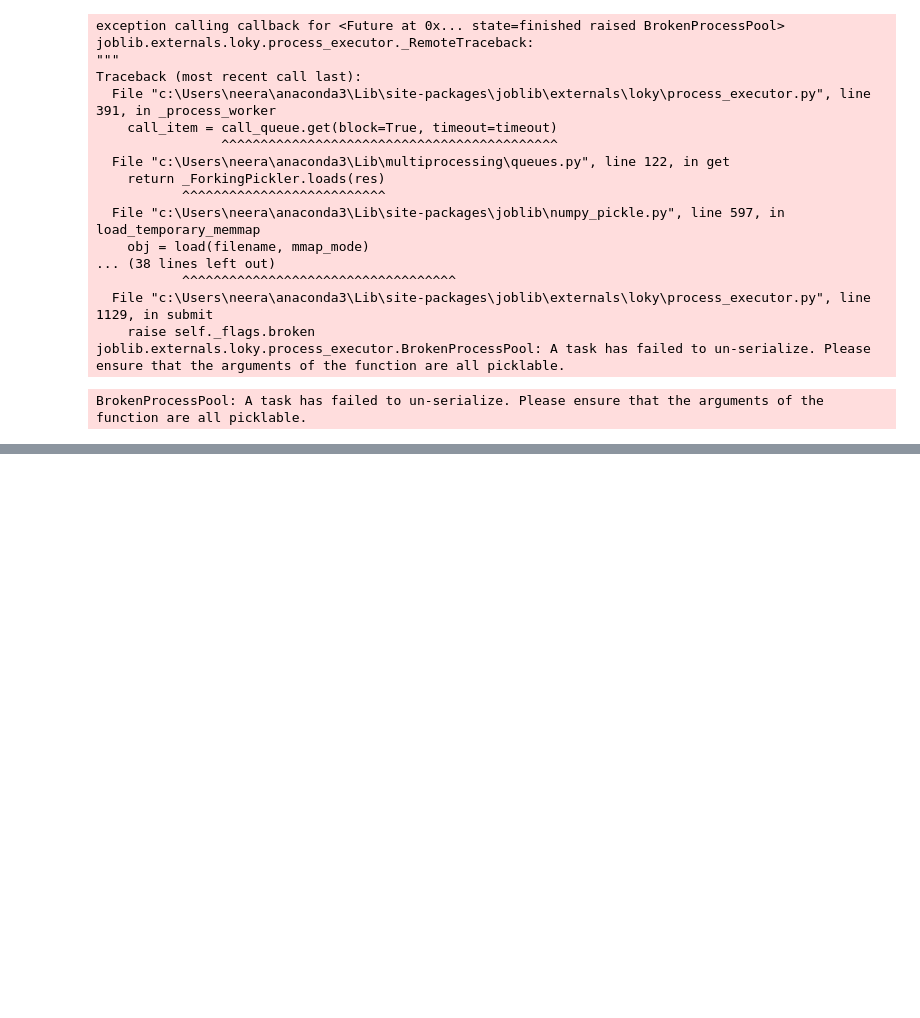
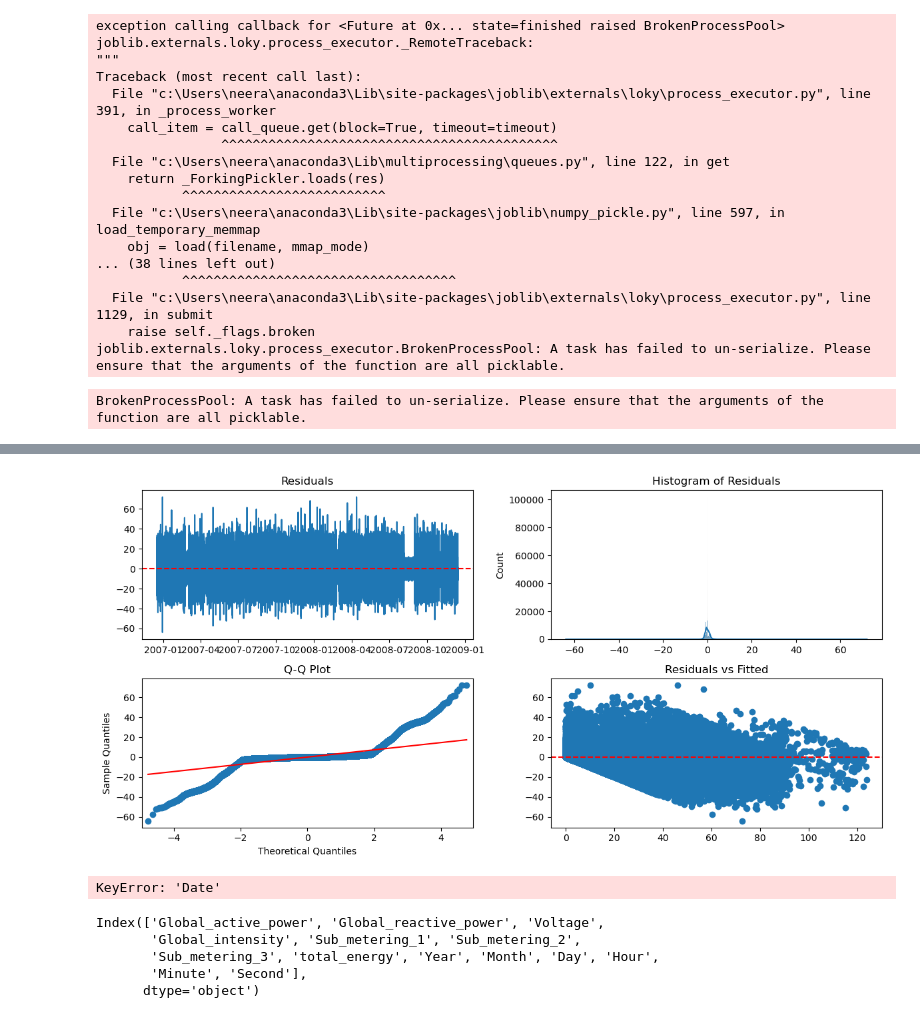
Before and after one commit to PushkarPY123/Final-Project-114965-MGT-665-NW1, a Jupyter notebook: Untitled57project.ipynb, the cells around one changed output, grey strips where cells are left out. Cells and saved outputs as stored; diff of their text form; code cells hidden in the pictures; blank space fills up the shorter version.

```diff
--- a/Untitled57project.ipynb
+++ b/Untitled57project.ipynb
@@ -583,0 +1066,19 @@ print("Mean Squared Error:", mse)
+# %%
+import pandas as pd
+
+# Assuming your DataFrame is named df
+# Create a 'Date' column
+df['Date'] = pd.to_datetime(df[['Year', 'Month', 'Day', 'Hour', 'Minute', 'Second']])
+
+# Set the 'Date' column as the index
+df.set_index('Date', inplace=True)
+
+# Now you can use the 'total_energy' column as your target
+train = df['total_energy']
+
+# Fit the ARIMA model
+model = ARIMA(train, order=(1, 1, 1))
+model_fit = model.fit()
+
+# Print model summary
+print(model_fit.summary())
@@ -583,0 +1103,60 @@ print("Mean Squared Error:", mse)
+# %%
+import matplotlib.pyplot as plt
+import seaborn as sns
+import statsmodels.api as sm
+
+# Calculate residuals
+residuals = model_fit.resid
+
+# Residuals plot
+plt.figure(figsize=(12, 6))
+
+# Plot residuals
+plt.subplot(2, 2, 1)
+plt.plot(residuals)
+plt.title('Residuals')
+plt.axhline(0, color='red', linestyle='--')
+
+# Histogram of residuals
+plt.subplot(2, 2, 2)
+sns.histplot(residuals, kde=True)
+plt.title('Histogram of Residuals')
+
+# Q-Q plot
+plt.subplot(2, 2, 3)
+sm.qqplot(residuals, line='s', ax=plt.gca())
+plt.title('Q-Q Plot')
+
+# Residuals vs Fitted
+plt.subplot(2, 2, 4)
+plt.scatter(model_fit.fittedvalues, residuals)
+plt.axhline(0, color='red', linestyle='--')
+plt.title('Residuals vs Fitted')
+
+plt.tight_layout()
+plt.show()
+# %% [output]
+[figure, added]
+# %%
+# Forecasting future values
+n_forecast = 30  # Change this to how many steps you want to forecast
+forecast = model_fit.forecast(steps=n_forecast)
+
+# Create a date range for the forecast
+last_date = df['Date'].iloc[-1]
+forecast_index = pd.date_range(start=last_date + pd.Timedelta(days=1), periods=n_forecast)
+
+# Create a DataFrame for the forecasted values
+forecast_df = pd.DataFrame(forecast, index=forecast_index, columns=['Forecasted_Total_Energy'])
+
+print(forecast_df)
+# %% [output]
+KeyError: 'Date'
+# %%
+print(df.columns)
+# %% [output]
+Index(['Global_active_power', 'Global_reactive_power', 'Voltage',
+       'Global_intensity', 'Sub_metering_1', 'Sub_metering_2',
+       'Sub_metering_3', 'total_energy', 'Year', 'Month', 'Day', 'Hour',
+       'Minute', 'Second'],
+      dtype='object')
```
Also changed, not shown: parts of 27 cells of this notebook.
